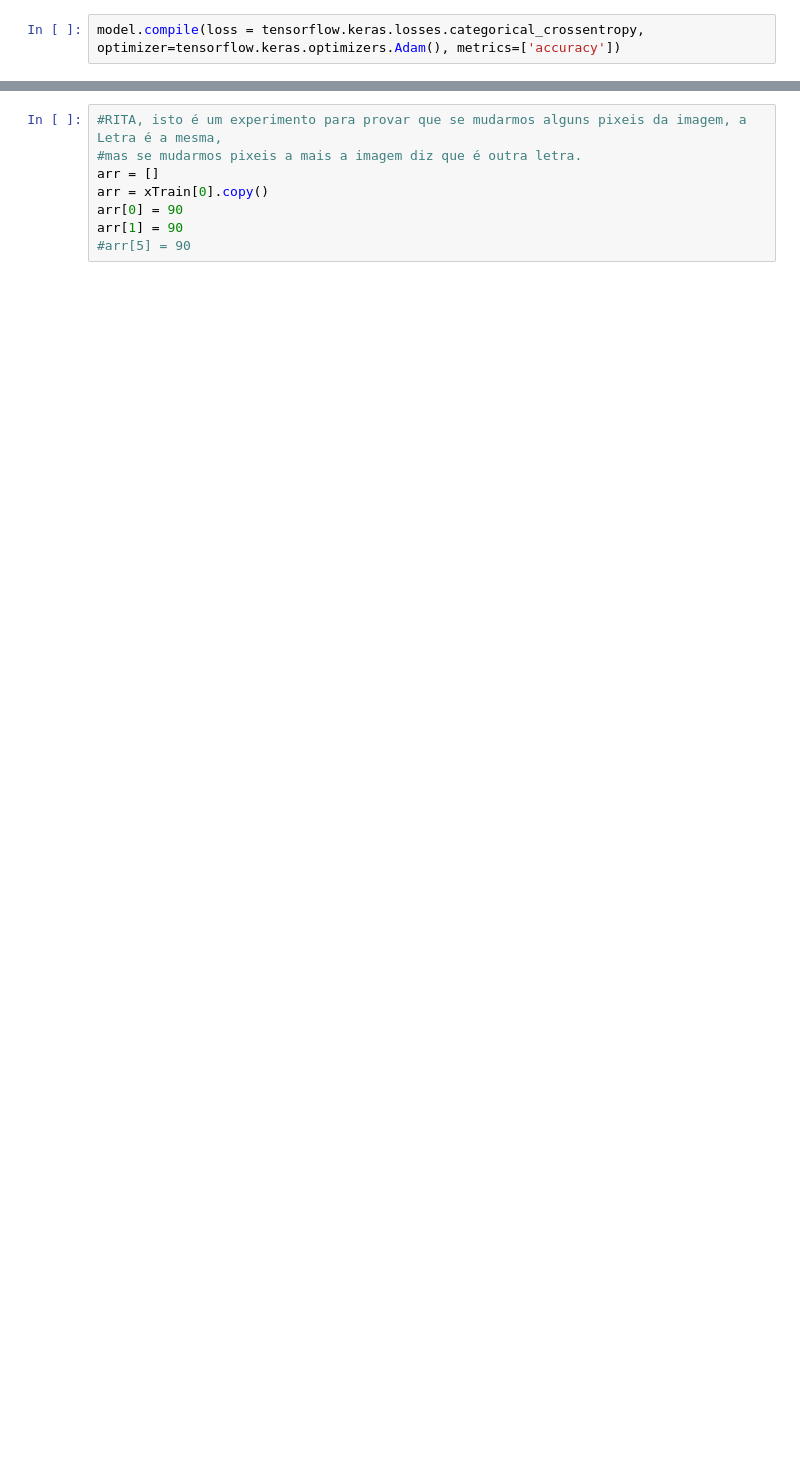
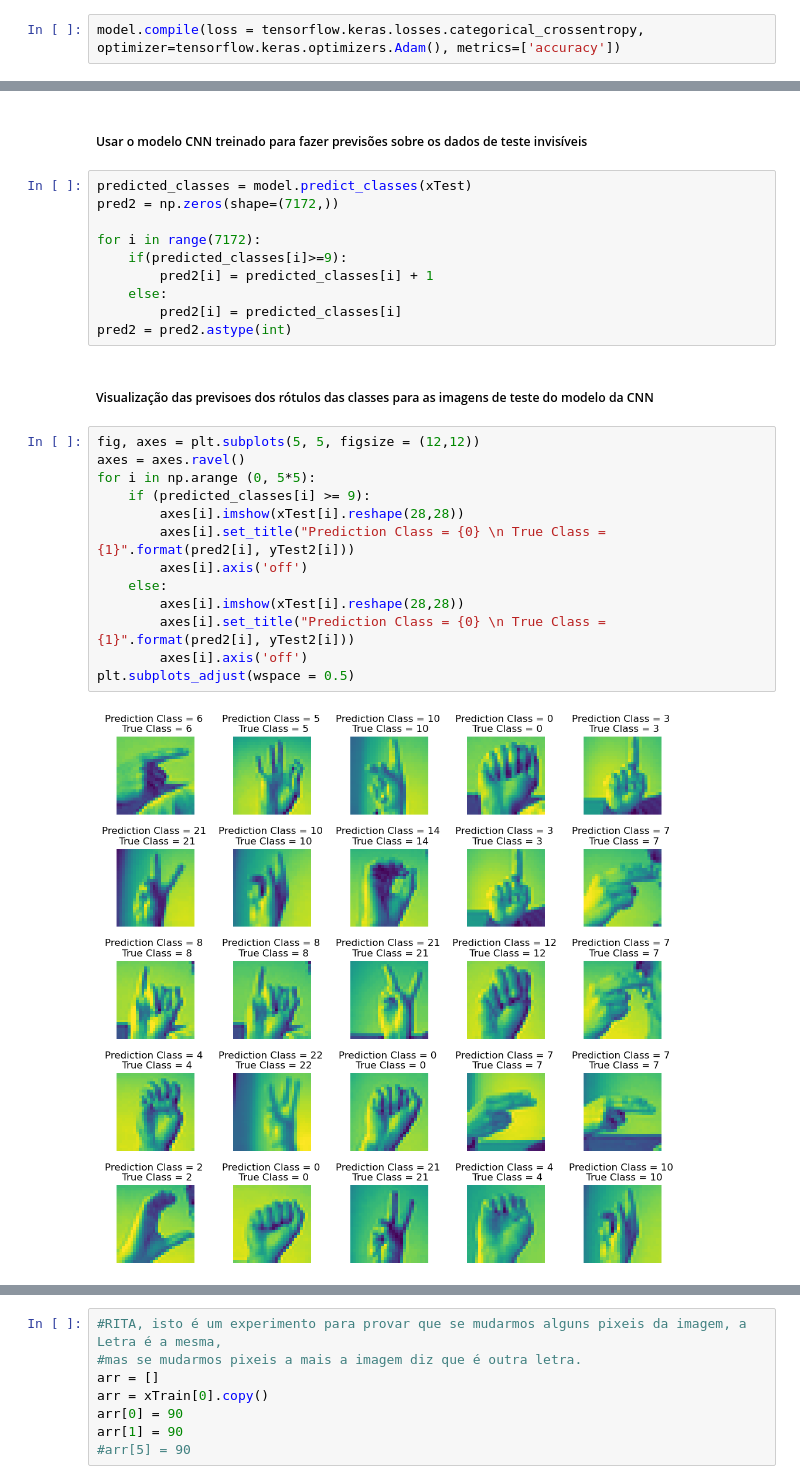
Before and after one commit to renatovalente5/AA-Projs, a Jupyter notebook: mainCNN.ipynb, the cells around one changed output, grey strips where cells are left out. Saved outputs shown, nothing was run; the diff lists cells and outputs as text; blank space fills up the shorter version.

```diff
--- a/mainCNN.ipynb
+++ b/mainCNN.ipynb
@@ -213,0 +257,29 @@ _________________________________________________________________
+# %% [markdown]
+##### Usar o modelo CNN treinado para fazer previsões sobre os dados de teste invisíveis
+# %%
+predicted_classes = model.predict_classes(xTest)
+pred2 = np.zeros(shape=(7172,))
+
+for i in range(7172):
+    if(predicted_classes[i]>=9):
+        pred2[i] = predicted_classes[i] + 1
+    else:
+        pred2[i] = predicted_classes[i]
+pred2 = pred2.astype(int)
+# %% [markdown]
+##### Visualização das previsoes dos rótulos das classes para as imagens de teste do modelo da CNN
+# %%
+fig, axes = plt.subplots(5, 5, figsize = (12,12))
+axes = axes.ravel()
+for i in np.arange (0, 5*5):
+    if (predicted_classes[i] >= 9):
+        axes[i].imshow(xTest[i].reshape(28,28))
+        axes[i].set_title("Prediction Class = {0} \n True Class = {1}".format(pred2[i], yTest2[i]))
+        axes[i].axis('off')
+    else:
+        axes[i].imshow(xTest[i].reshape(28,28))
+        axes[i].set_title("Prediction Class = {0} \n True Class = {1}".format(pred2[i], yTest2[i]))
+        axes[i].axis('off')
+plt.subplots_adjust(wspace = 0.5)
+# %% [output]
+[figure, added]
```
Also changed, not shown: parts of 54 cells of this notebook, 30 other files.
